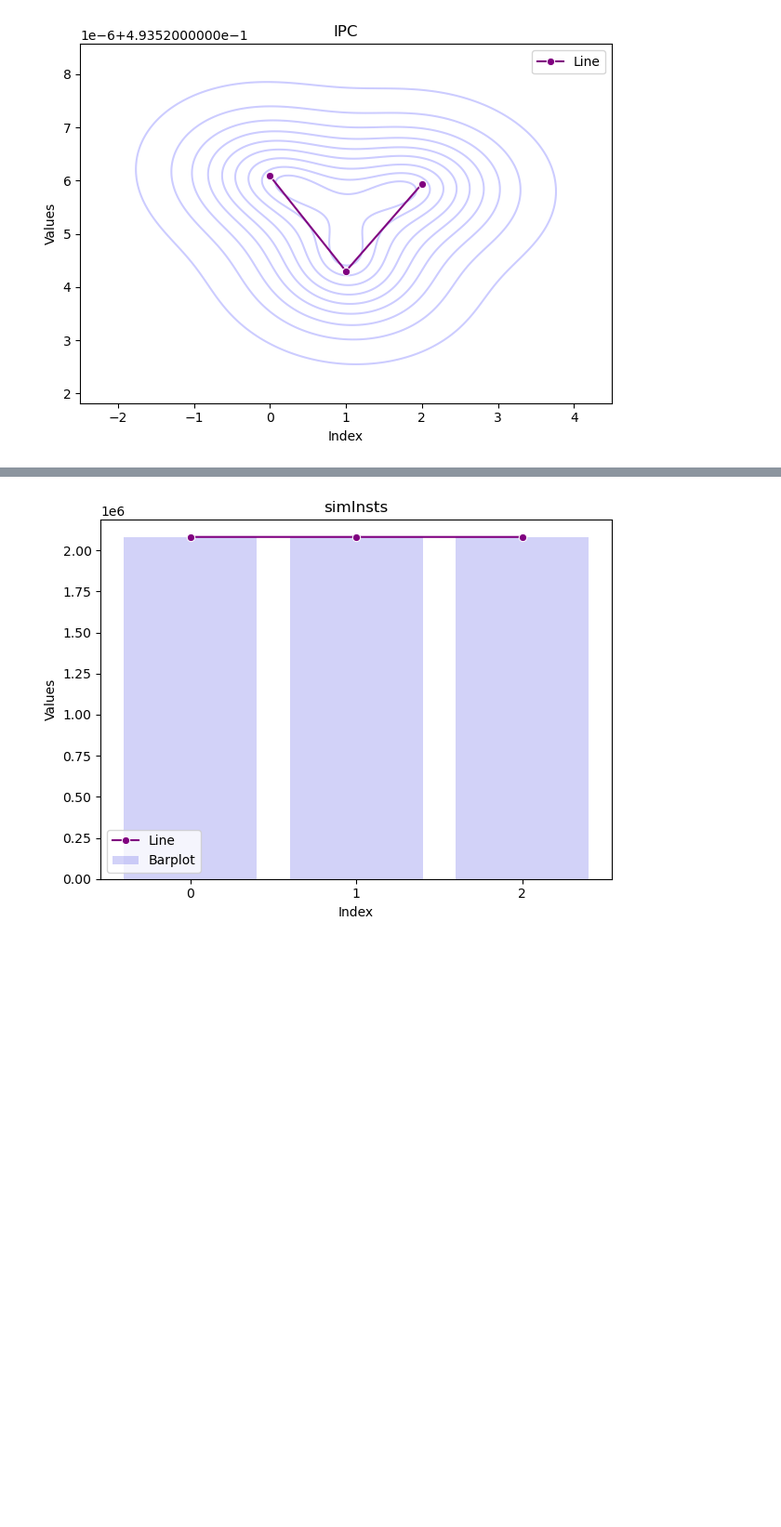
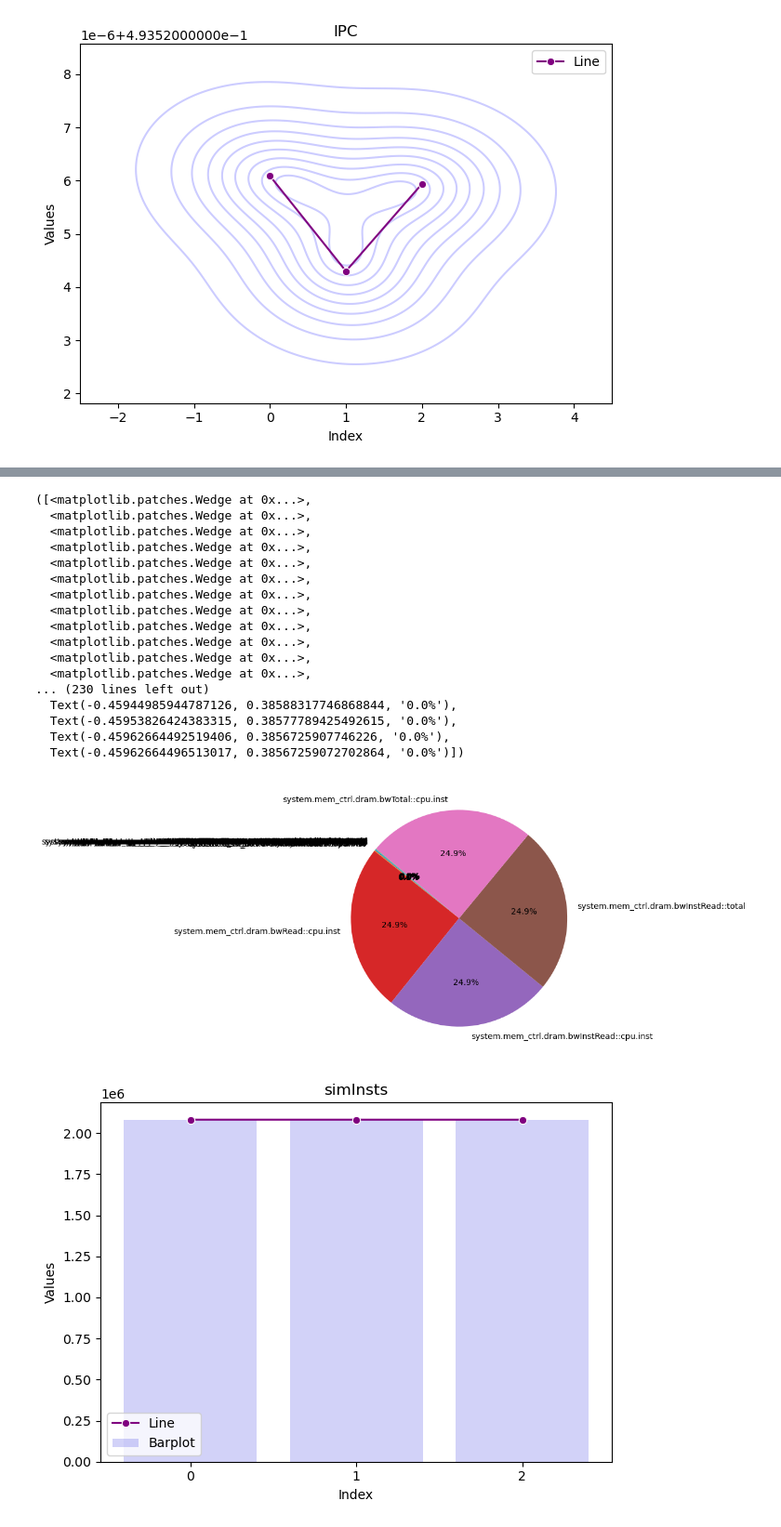
Before and after one commit to pixelated-explorer/data_llm-for-cpu, a Jupyter notebook: parse_viz.ipynb, the cells around one changed output, grey strips where cells are left out. Shown at 93% size. Drawn from its saved outputs; the diff is of its cells as text; code cells hidden in the pictures; blank space fills up the shorter version.

```diff
--- a/parse_viz.ipynb
+++ b/parse_viz.ipynb
@@ -161,3 +189,30 @@ for column in columns:
+# %%
+# just a quick and dirty pie chart to get an idea of the highest values right now
+
+mean_values = df.mean()
+
+plt.figure(figsize=(10,6))
+
+plt.pie(mean_values, labels=mean_values.index, autopct='%1.1f%%', startangle=140)
+# %% [output]
+([<matplotlib.patches.Wedge at 0x...>,
+  <matplotlib.patches.Wedge at 0x...>,
+  <matplotlib.patches.Wedge at 0x...>,
+  <matplotlib.patches.Wedge at 0x...>,
+  <matplotlib.patches.Wedge at 0x...>,
+  <matplotlib.patches.Wedge at 0x...>,
+  <matplotlib.patches.Wedge at 0x...>,
+  <matplotlib.patches.Wedge at 0x...>,
+  <matplotlib.patches.Wedge at 0x...>,
+  <matplotlib.patches.Wedge at 0x...>,
+  <matplotlib.patches.Wedge at 0x...>,
+  <matplotlib.patches.Wedge at 0x...>,
+... (230 lines left out)
+  Text(-0.45944985944787126, 0.38588317746868844, '0.0%'),
+  Text(-0.45953826424383315, 0.38577789425492615, '0.0%'),
+  Text(-0.45962664492519406, 0.3856725907746226, '0.0%'),
+  Text(-0.45962664496513017, 0.38567259072702864, '0.0%')])
+[figure, added]
 # %%
 # make tighter layout to avoid having super long page
 
```
Also changed, not shown: parts of 1 cell of this notebook.
